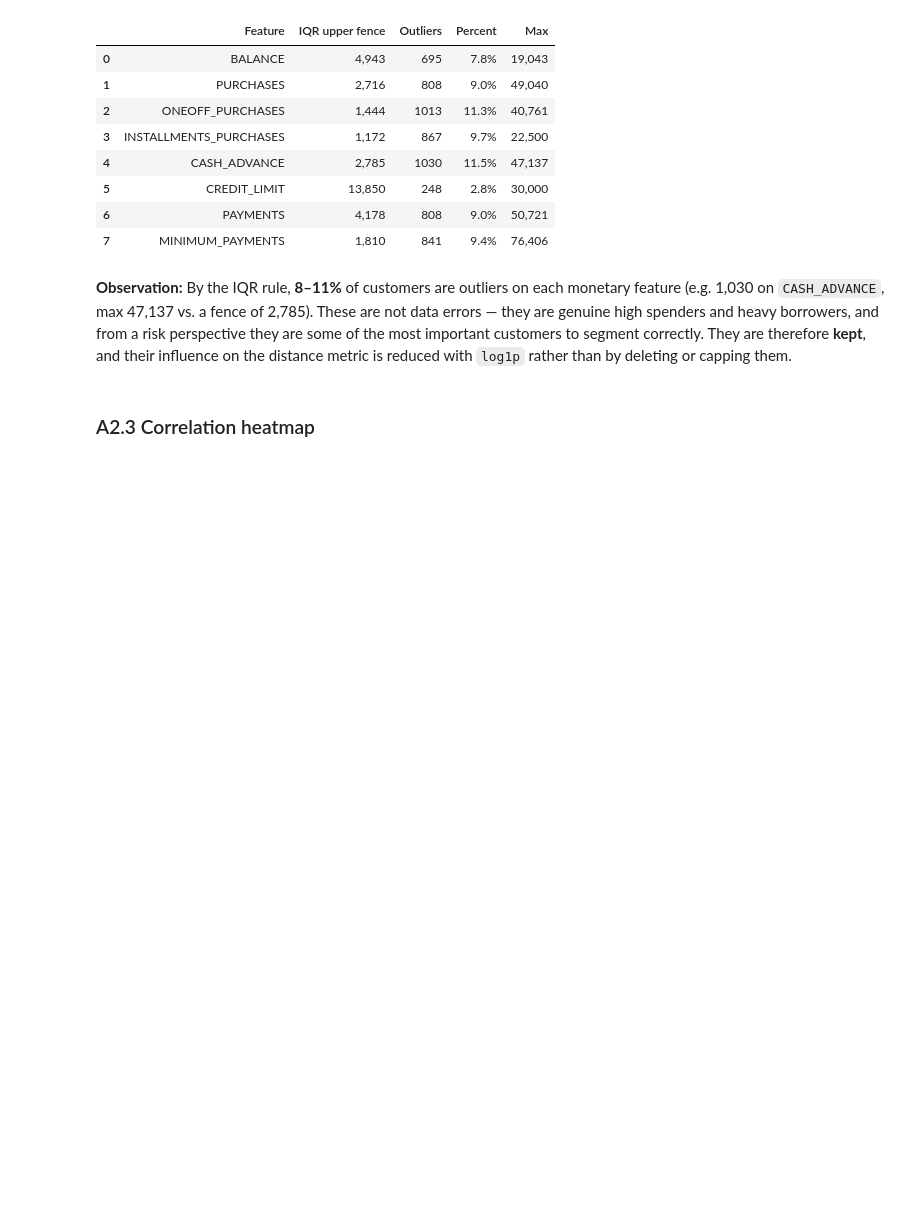
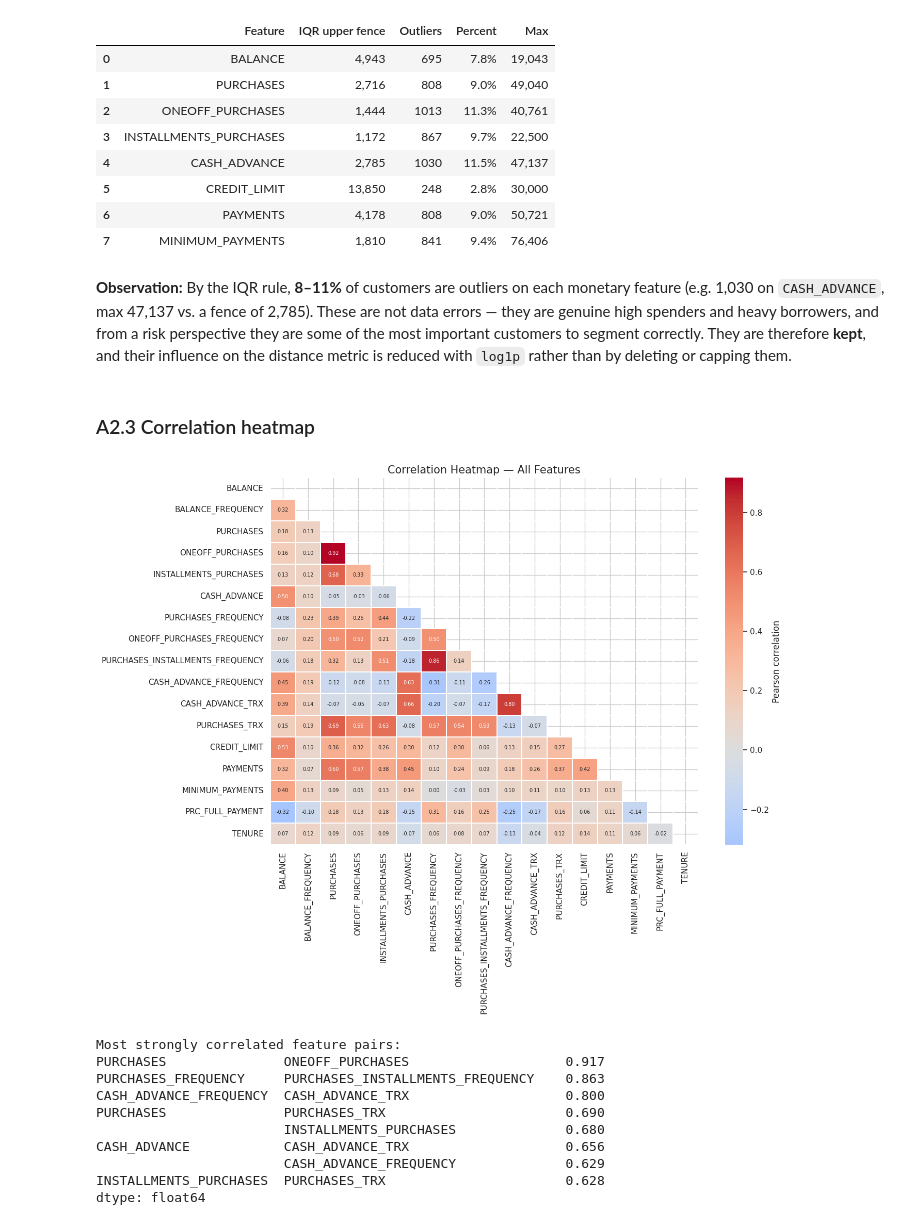
Before and after one commit to GVR2007/AI-risk-analysis, a Jupyter notebook: notebooks/clustering.ipynb, the cells around one changed output. Drawn from its saved outputs; the diff is of its cells as text; code cells hidden in the pictures; blank space fills up the shorter version.

```diff
--- a/notebooks/clustering.ipynb
+++ b/notebooks/clustering.ipynb
@@ -210,3 +210,29 @@ outlier_df.style.format({'IQR upper fence': '{:,.0f}', 'Percent': '{:.1f}%', 'Ma
 **Observation:** By the IQR rule, **8–11%** of customers are outliers on each monetary feature (e.g. 1,030 on `CASH_ADVANCE`, max 47,137 vs. a fence of 2,785). These are not data errors — they are genuine high spenders and heavy borrowers, and from a risk perspective they are some of the most important customers to segment correctly. They are therefore **kept**, and their influence on the distance metric is reduced with `log1p` rather than by deleting or capping them.
 # %% [markdown]
 ### A2.3 Correlation heatmap
+# %%
+plt.figure(figsize=(14, 11))
+corr = df[feature_cols].corr()
+mask = np.triu(np.ones_like(corr, dtype=bool))
+sns.heatmap(corr, mask=mask, cmap='coolwarm', center=0, annot=True, fmt='.2f', annot_kws={'size': 7},
+            linewidths=0.3, cbar_kws={'label': 'Pearson correlation'})
+plt.title('Correlation Heatmap — All Features', fontsize=15)
+plt.tight_layout()
+plt.savefig('../models/clu_correlation_heatmap.png', bbox_inches='tight')
+plt.show()
+
+pairs = corr.where(np.triu(np.ones(corr.shape, dtype=bool), k=1)).stack().sort_values(key=abs, ascending=False)
+print('Most strongly correlated feature pairs:')
+print(pairs.head(8).round(3))
+# %% [output]
+[figure, added]
+Most strongly correlated feature pairs:
+PURCHASES               ONEOFF_PURCHASES                    0.917
+PURCHASES_FREQUENCY     PURCHASES_INSTALLMENTS_FREQUENCY    0.863
+CASH_ADVANCE_FREQUENCY  CASH_ADVANCE_TRX                    0.800
+PURCHASES               PURCHASES_TRX                       0.690
+                        INSTALLMENTS_PURCHASES              0.680
+CASH_ADVANCE            CASH_ADVANCE_TRX                    0.656
+                        CASH_ADVANCE_FREQUENCY              0.629
+INSTALLMENTS_PURCHASES  PURCHASES_TRX                       0.628
+dtype: float64
```
Also changed, not shown: parts of 3 cells of this notebook.
